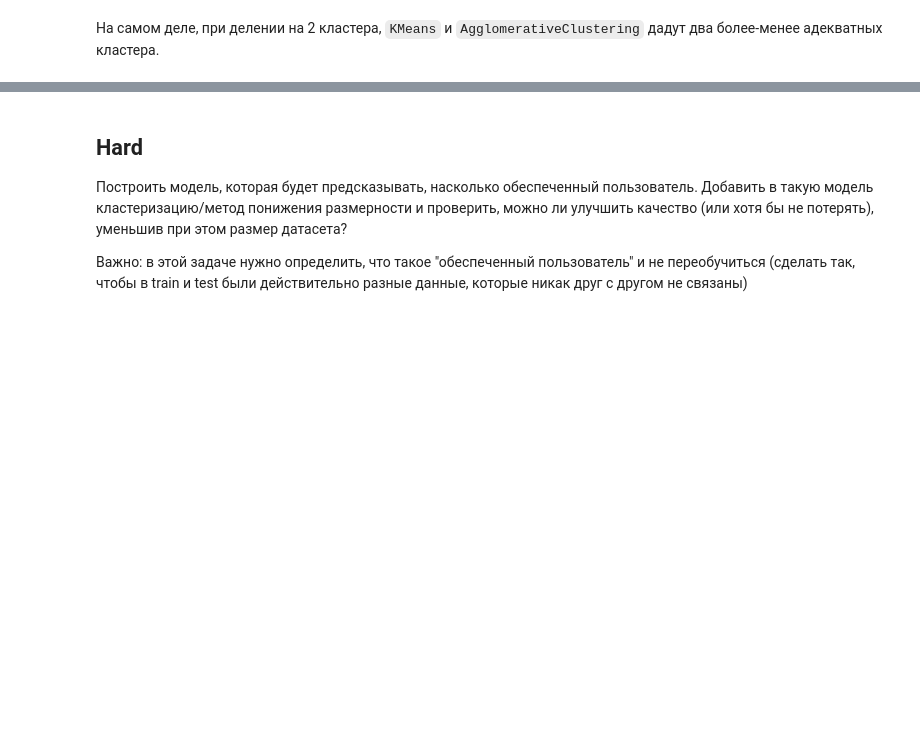
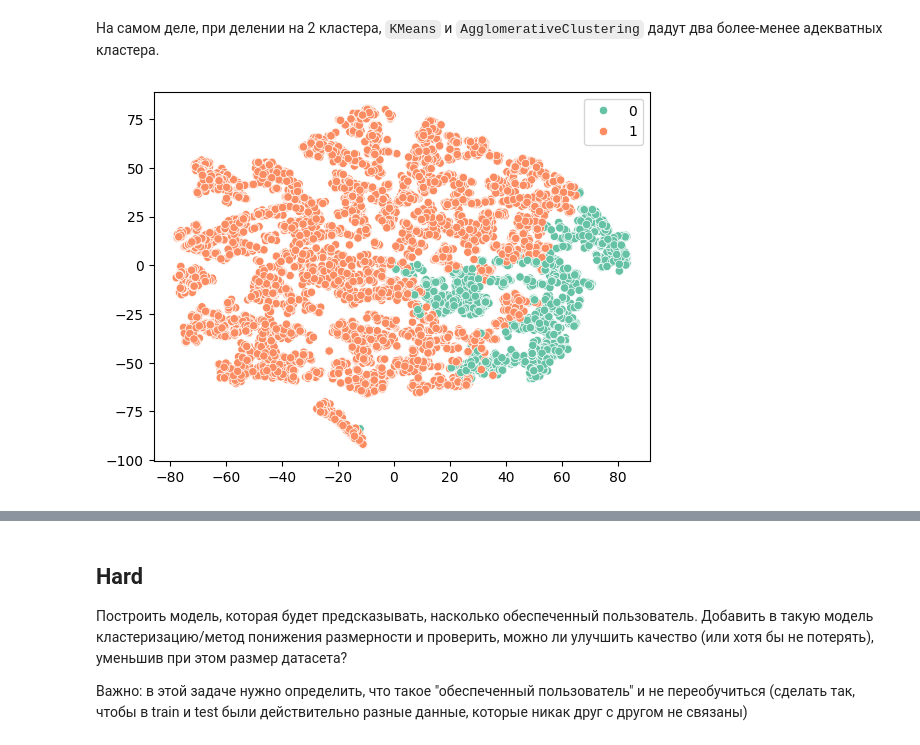
Before and after one commit to setday/HSE_ML_HW2024, a Jupyter notebook: notebooks/05-homework.ipynb, the cells around one changed output, grey strips where cells are left out. Saved outputs shown, nothing was run; the diff lists cells and outputs as text; code cells hidden in the pictures; blank space fills up the shorter version.

```diff
--- a/notebooks/05-homework.ipynb
+++ b/notebooks/05-homework.ipynb
@@ -98,3 +110,9 @@ The palette list has fewer values (3) than needed (5) and will cycle, which may
 [figure]
 # %% [markdown]
 На самом деле, при делении на 2 кластера, `KMeans` и `AgglomerativeClustering` дадут два более-менее адекватных кластера.
+# %%
+model = AgglomerativeClustering(n_clusters=2)
+claster_info(model)
+model_labels = model.fit_predict(df_clast)
+# %% [output]
+[figure, added]
```
Also changed, not shown: parts of 20 cells of this notebook.
